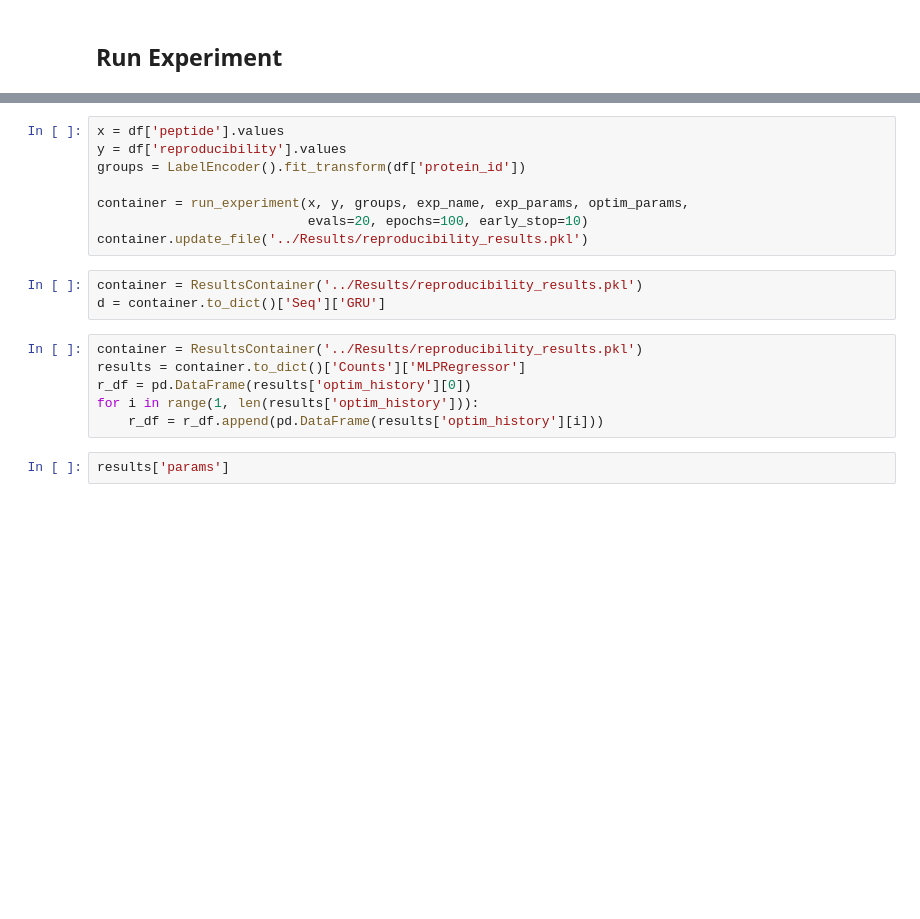
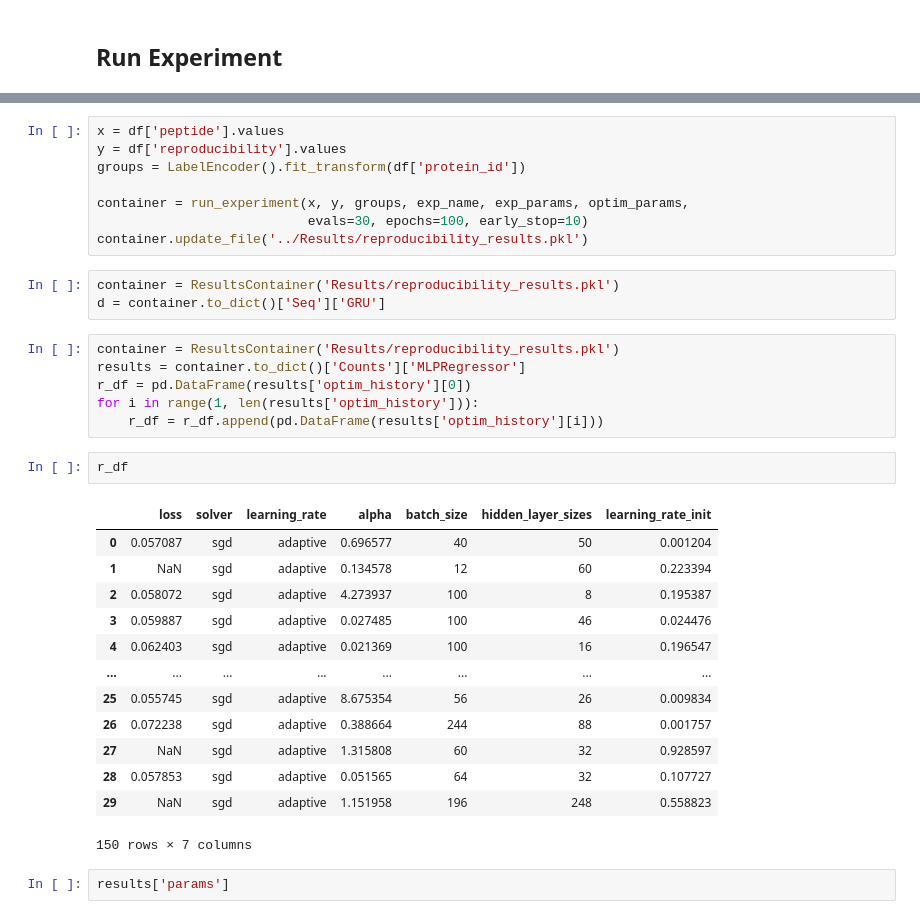
Before and after one commit to jmosinski/MSc-Thesis, a Jupyter notebook: Reproducibility/DeepExperiments.ipynb, the cells around one changed output, grey strips where cells are left out. Cells and saved outputs as stored; diff of their text form; blank space fills up the shorter version.

```diff
--- a/Reproducibility/DeepExperiments.ipynb
+++ b/Reproducibility/DeepExperiments.ipynb
@@ -366,17 +367,33 @@ y = df['reproducibility'].values
 groups = LabelEncoder().fit_transform(df['protein_id'])
 
 container = run_experiment(x, y, groups, exp_name, exp_params, optim_params,
-                           evals=20, epochs=100, early_stop=10)
+                           evals=30, epochs=100, early_stop=10)
 container.update_file('../Results/reproducibility_results.pkl')
 # %%
-container = ResultsContainer('../Results/reproducibility_results.pkl')
+container = ResultsContainer('Results/reproducibility_results.pkl')
 d = container.to_dict()['Seq']['GRU']
 # %%
-container = ResultsContainer('../Results/reproducibility_results.pkl')
+container = ResultsContainer('Results/reproducibility_results.pkl')
 results = container.to_dict()['Counts']['MLPRegressor']
 r_df = pd.DataFrame(results['optim_history'][0])
 for i in range(1, len(results['optim_history'])):
     r_df = r_df.append(pd.DataFrame(results['optim_history'][i]))
+# %%
+r_df
+# %% [output]
+|  | loss | solver | learning_rate | alpha | batch_size | hidden_layer_sizes | learning_rate_init |
+| 0 | 0.057087 | sgd | adaptive | 0.696577 | 40 | 50 | 0.001204 |
+| 1 | NaN | sgd | adaptive | 0.134578 | 12 | 60 | 0.223394 |
+| 2 | 0.058072 | sgd | adaptive | 4.273937 | 100 | 8 | 0.195387 |
+| 3 | 0.059887 | sgd | adaptive | 0.027485 | 100 | 46 | 0.024476 |
+| 4 | 0.062403 | sgd | adaptive | 0.021369 | 100 | 16 | 0.196547 |
+| ... | ... | ... | ... | ... | ... | ... | ... |
+| 25 | 0.055745 | sgd | adaptive | 8.675354 | 56 | 26 | 0.009834 |
+| 26 | 0.072238 | sgd | adaptive | 0.388664 | 244 | 88 | 0.001757 |
+| 27 | NaN | sgd | adaptive | 1.315808 | 60 | 32 | 0.928597 |
+| 28 | 0.057853 | sgd | adaptive | 0.051565 | 64 | 32 | 0.107727 |
+| 29 | NaN | sgd | adaptive | 1.151958 | 196 | 248 | 0.558823 |
+150 rows × 7 columns
 # %%
 results['params']
 # %% [output]
```
Also changed, not shown: parts of 5 cells of this notebook, 4 other files.
